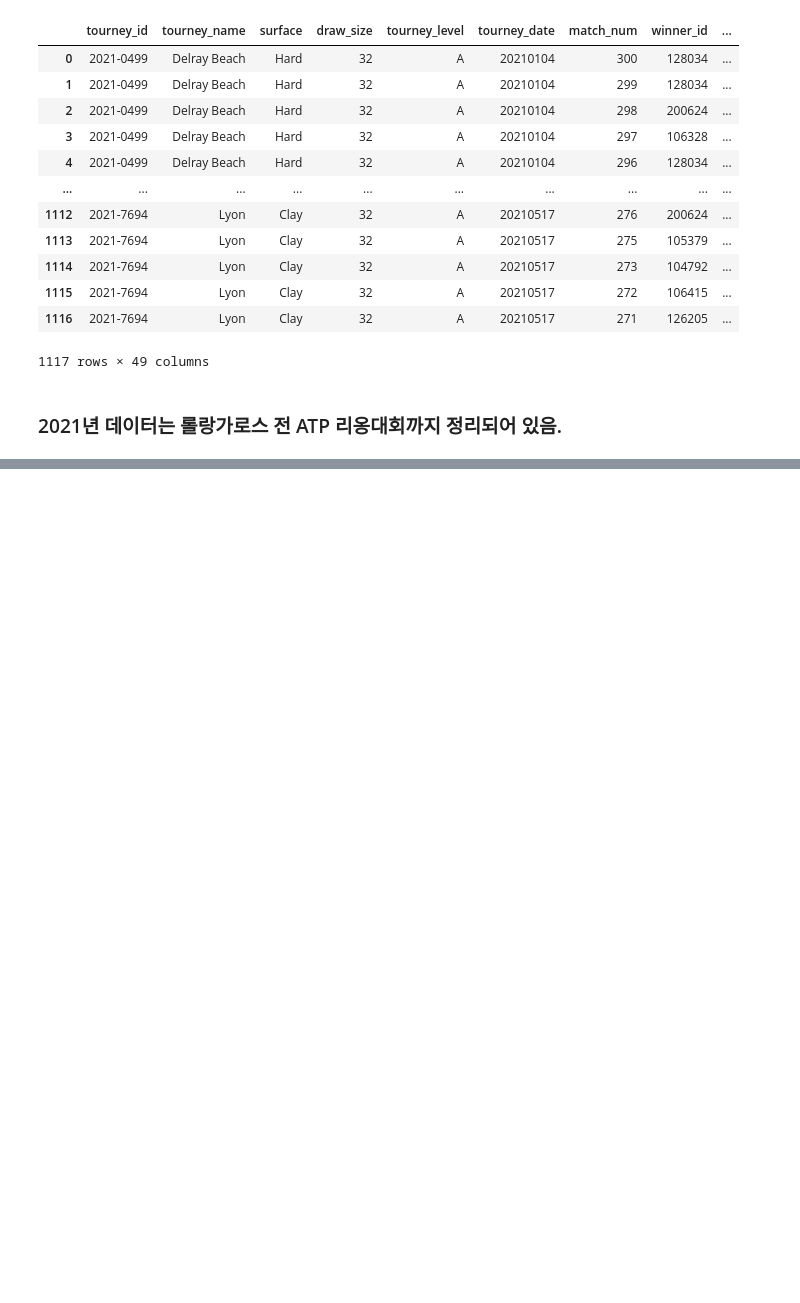
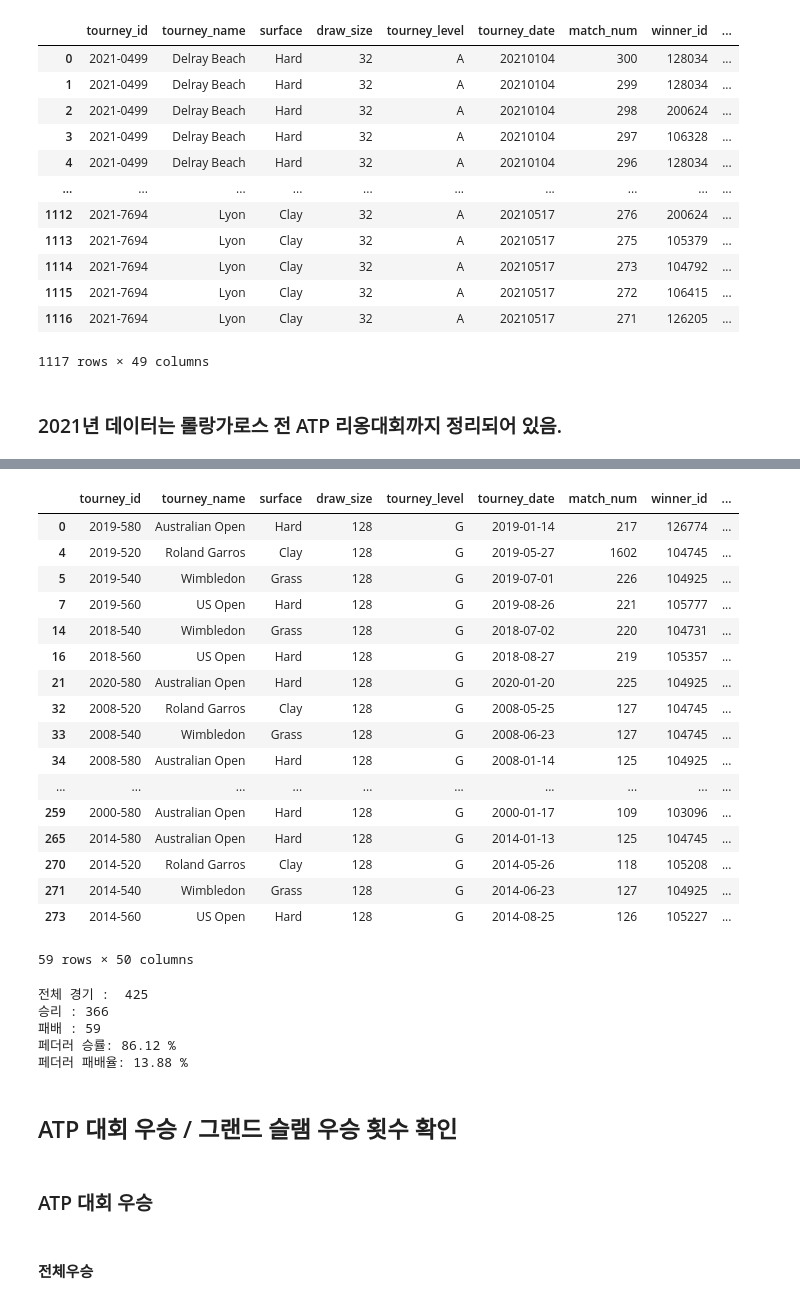
Before and after one commit to sekwangoh/tennisapp, a Jupyter notebook: tennis_data_analysis.ipynb, the cells around one changed output, grey strips where cells are left out. Saved outputs shown, nothing was run; the diff lists cells and outputs as text; code cells hidden in the pictures; blank space fills up the shorter version.

Commit message:
federer core indicator add

```diff
--- a/tennis_data_analysis.ipynb
+++ b/tennis_data_analysis.ipynb
@@ -318,0 +358,7 @@ atp_matches_2005.csv  atp_matches_2013.csv  atp_matches_2021.csv
+# %%
+# 페더러 기록 가져오기
+df_federer_win = df_tennis[df_tennis['winner_name'] == 'Roger Federer']
+
+## reindex해서 정렬
+df_federer_win= df_federer_win.reset_index(drop=True)
+df_federer_win
@@ -318,0 +381,5 @@ atp_matches_2005.csv  atp_matches_2013.csv  atp_matches_2021.csv
+# %%
+## 진 경기수를 가져온다.
+df_federer_lose = df_tennis[df_tennis['loser_name'] == 'Roger Federer']
+df_federer_lose = df_federer_lose.reset_index(drop=True) ## index 정렬
+df_federer_lose
@@ -318,0 +402,4 @@ atp_matches_2005.csv  atp_matches_2013.csv  atp_matches_2021.csv
+# %%
+## 이긴 경기와 진 경기를 합친다.
+df_federer_total = pd.concat([df_federer_lose, df_federer_win])
+df_federer_total
@@ -318,0 +557,4 @@ atp_matches_2005.csv  atp_matches_2013.csv  atp_matches_2021.csv
+# %%
+# 그랜드 슬램 경기만을 추린 것
+df_federer_grandslam_matches = df_federer_total[df_federer_total['tourney_level'] == "G"]
+df_federer_grandslam_matches
@@ -318,0 +593,23 @@ atp_matches_2005.csv  atp_matches_2013.csv  atp_matches_2021.csv
+# %%
+# 진 경기
+df_federer_grandslam_matches_lose = df_federer_grandslam_matches[df_federer_grandslam_matches['loser_name'] == 'Roger Federer']
+df_federer_grandslam_matches_lose
+# %% [output]
+|  | tourney_id | tourney_name | surface | draw_size | tourney_level | tourney_date | match_num | winner_id | ... |
+| 0 | 2019-580 | Australian Open | Hard | 128 | G | 2019-01-14 | 217 | 126774 | ... |
+| 4 | 2019-520 | Roland Garros | Clay | 128 | G | 2019-05-27 | 1602 | 104745 | ... |
+| 5 | 2019-540 | Wimbledon | Grass | 128 | G | 2019-07-01 | 226 | 104925 | ... |
+| 7 | 2019-560 | US Open | Hard | 128 | G | 2019-08-26 | 221 | 105777 | ... |
+| 14 | 2018-540 | Wimbledon | Grass | 128 | G | 2018-07-02 | 220 | 104731 | ... |
+| 16 | 2018-560 | US Open | Hard | 128 | G | 2018-08-27 | 219 | 105357 | ... |
+| 21 | 2020-580 | Australian Open | Hard | 128 | G | 2020-01-20 | 225 | 104925 | ... |
+| 32 | 2008-520 | Roland Garros | Clay | 128 | G | 2008-05-25 | 127 | 104745 | ... |
+| 33 | 2008-540 | Wimbledon | Grass | 128 | G | 2008-06-23 | 127 | 104745 | ... |
+| 34 | 2008-580 | Australian Open | Hard | 128 | G | 2008-01-14 | 125 | 104925 | ... |
+| ... | ... | ... | ... | ... | ... | ... | ... | ... | ... |
+| 259 | 2000-580 | Australian Open | Hard | 128 | G | 2000-01-17 | 109 | 103096 | ... |
+| 265 | 2014-580 | Australian Open | Hard | 128 | G | 2014-01-13 | 125 | 104745 | ... |
+| 270 | 2014-520 | Roland Garros | Clay | 128 | G | 2014-05-26 | 118 | 105208 | ... |
+| 271 | 2014-540 | Wimbledon | Grass | 128 | G | 2014-06-23 | 127 | 104925 | ... |
+| 273 | 2014-560 | US Open | Hard | 128 | G | 2014-08-25 | 126 | 105227 | ... |
+59 rows × 50 columns
@@ -318,0 +624,22 @@ atp_matches_2005.csv  atp_matches_2013.csv  atp_matches_2021.csv
+# %%
+## 전체경기/승리/패배
+print('전체 경기 : ',len(df_federer_grandslam_matches))
+print('승리 :',len(df_federer_grandslam_matches_win))
+print('패배 :',len(df_federer_grandslam_matches_lose))
+
+## 소수자리수 정리
+
+print('페더러 승률:', round(grandslam_win_rate,2),'%')
+print('페더러 패배율:', round(grandslam_lose_rate,2),'%')
+# %% [output]
+전체 경기 :  425
+승리 : 366
+패배 : 59
+페더러 승률: 86.12 %
+페더러 패배율: 13.88 %
+# %% [markdown]
+## ATP 대회 우승 / 그랜드 슬램 우승 횟수 확인
+# %% [markdown]
+### ATP 대회 우승
+# %% [markdown]
+ #### 전체우승
```
Also changed, not shown: parts of 62 cells of this notebook.
